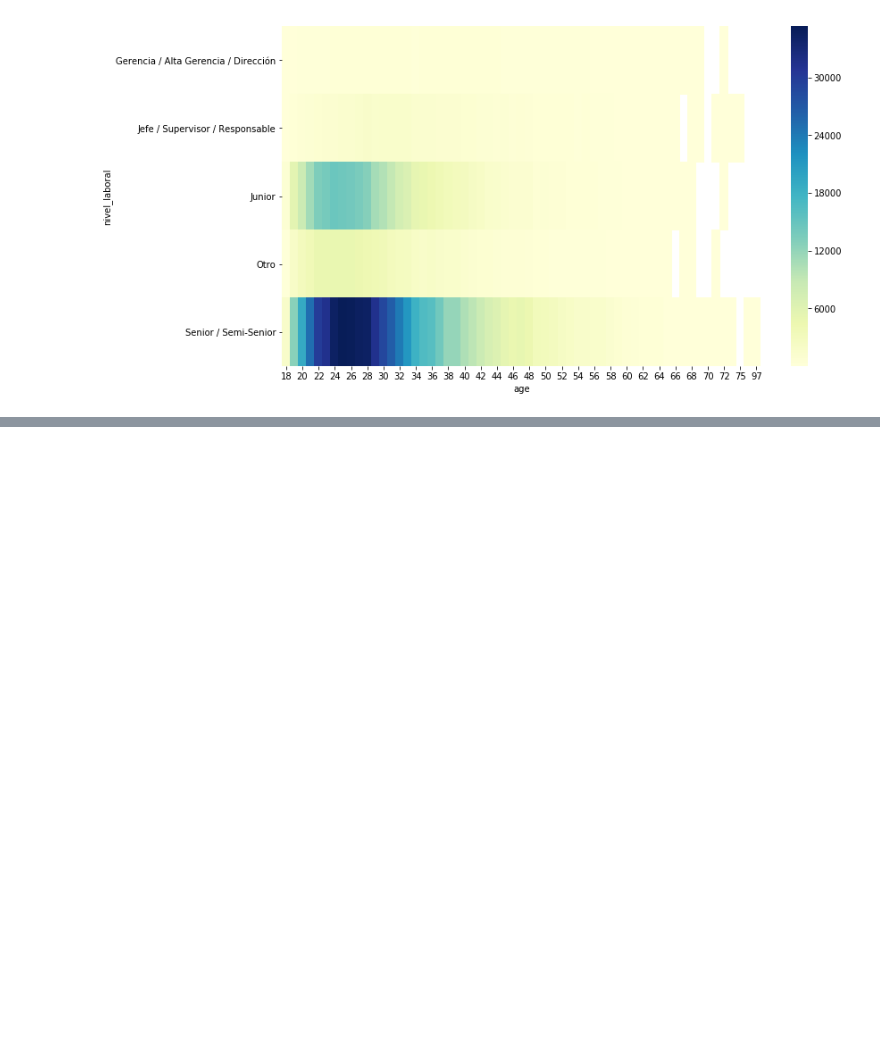
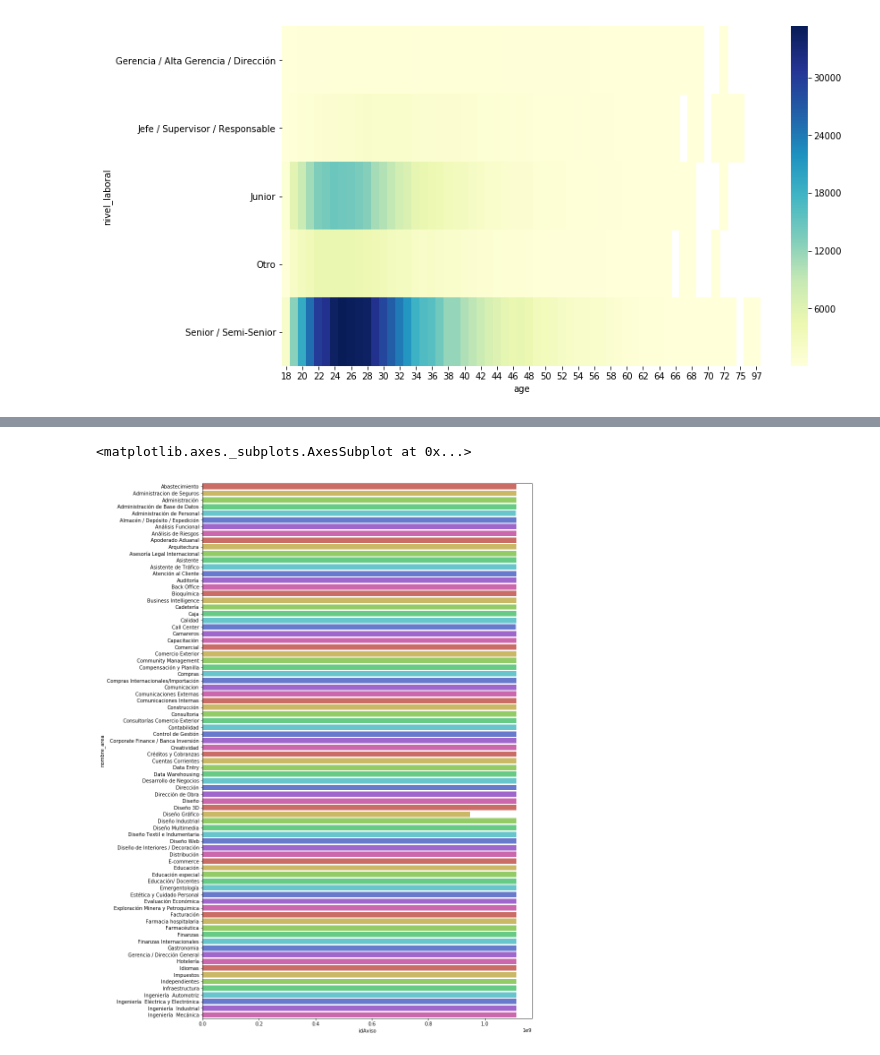
Before and after one commit to iloyarte/datos-tp, a Jupyter notebook: TP 1 - Analisis exploratorio - 2C.ipynb, the cells around one changed output, grey strips where cells are left out. Drawn from its saved outputs; the diff is of its cells as text; code cells hidden in the pictures; blank space fills up the shorter version.

```diff
--- a/TP 1 - Analisis exploratorio - 2C.ipynb
+++ b/TP 1 - Analisis exploratorio - 2C.ipynb
@@ -348,0 +336,9 @@ data_carreras_fil
+# %%
+vistos_por_area = postulantes_vistas_detalles[['idAviso', 'nombre_area']].groupby('nombre_area').mean().reset_index()
+# %%
+plt.figure(figsize = (12,20))
+df_len = len(vistos_por_area)
+sns.barplot(x='idAviso', y='nombre_area', data=vistos_por_area[:df_len//2], palette = sns.color_palette("hls", 8))
+# %% [output]
+<matplotlib.axes._subplots.AxesSubplot at 0x...>
+[figure, added]
```
Also changed, not shown: parts of 5 cells of this notebook.
